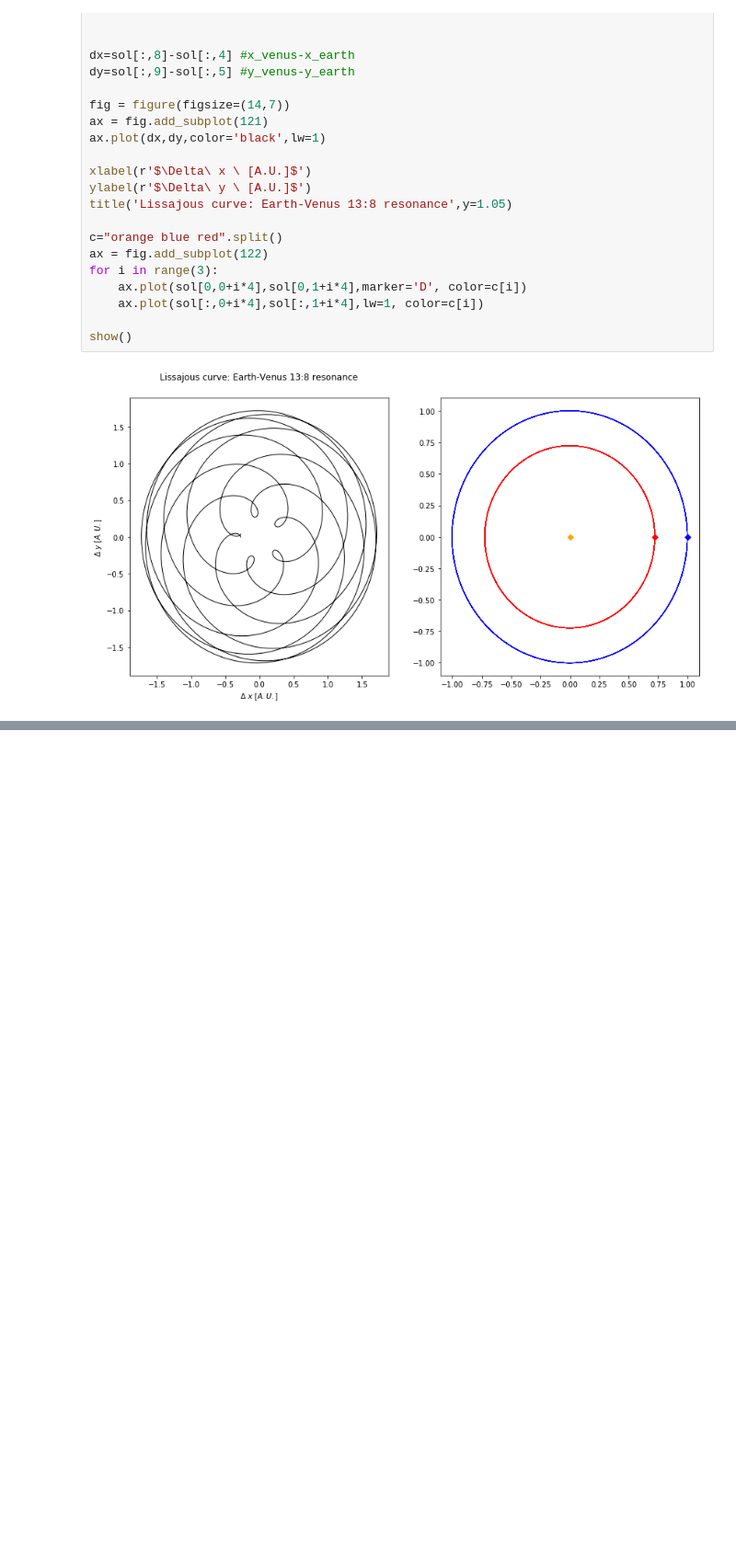
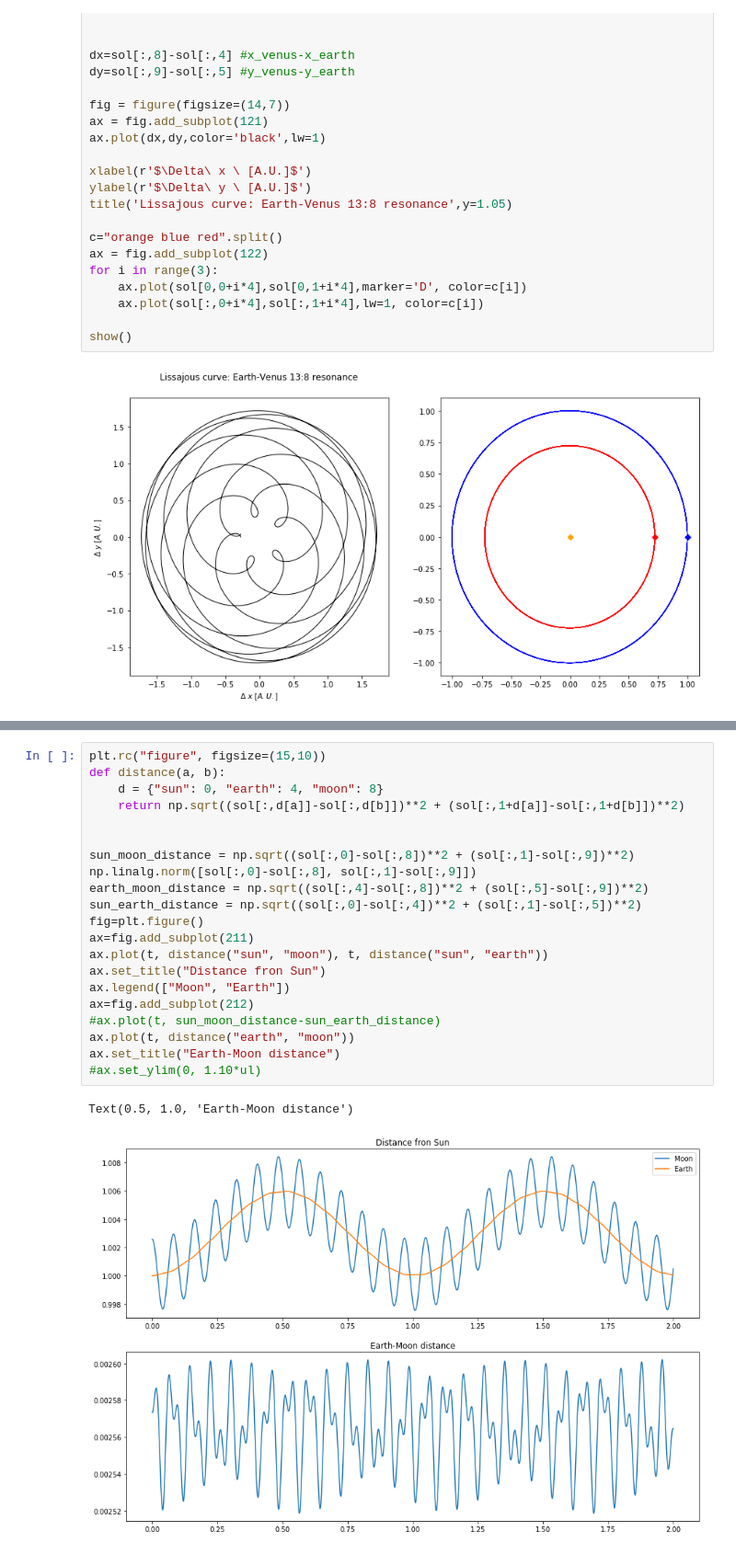
Before and after one commit to AvverbioPronome/10h, a Jupyter notebook: Lesson4-5.ipynb, the cells around one changed output, grey strips where cells are left out. Shown at 92% size. Cells and saved outputs as stored; diff of their text form; blank space fills up the shorter version.

```diff
--- a/Lesson4-5.ipynb
+++ b/Lesson4-5.ipynb
@@ -275,0 +290,24 @@ plt.plot(t,np.sqrt((sol[:,0]-sol[:,8])**2 + (sol[:,1]-sol[:,9])**2) )
+# %%
+plt.rc("figure", figsize=(15,10))
+def distance(a, b):
+    d = {"sun": 0, "earth": 4, "moon": 8}
+    return np.sqrt((sol[:,d[a]]-sol[:,d[b]])**2 + (sol[:,1+d[a]]-sol[:,1+d[b]])**2)
+
+
+sun_moon_distance = np.sqrt((sol[:,0]-sol[:,8])**2 + (sol[:,1]-sol[:,9])**2)
+np.linalg.norm([sol[:,0]-sol[:,8], sol[:,1]-sol[:,9]])
+earth_moon_distance = np.sqrt((sol[:,4]-sol[:,8])**2 + (sol[:,5]-sol[:,9])**2)
+sun_earth_distance = np.sqrt((sol[:,0]-sol[:,4])**2 + (sol[:,1]-sol[:,5])**2)
+fig=plt.figure()
+ax=fig.add_subplot(211)
+ax.plot(t, distance("sun", "moon"), t, distance("sun", "earth"))
+ax.set_title("Distance fron Sun")
+ax.legend(["Moon", "Earth"])
+ax=fig.add_subplot(212)
+#ax.plot(t, sun_moon_distance-sun_earth_distance)
+ax.plot(t, distance("earth", "moon"))
+ax.set_title("Earth-Moon distance")
+#ax.set_ylim(0, 1.10*ul)
+# %% [output]
+Text(0.5, 1.0, 'Earth-Moon distance')
+[figure, added]
```
Also changed, not shown: parts of 5 cells of this notebook.
